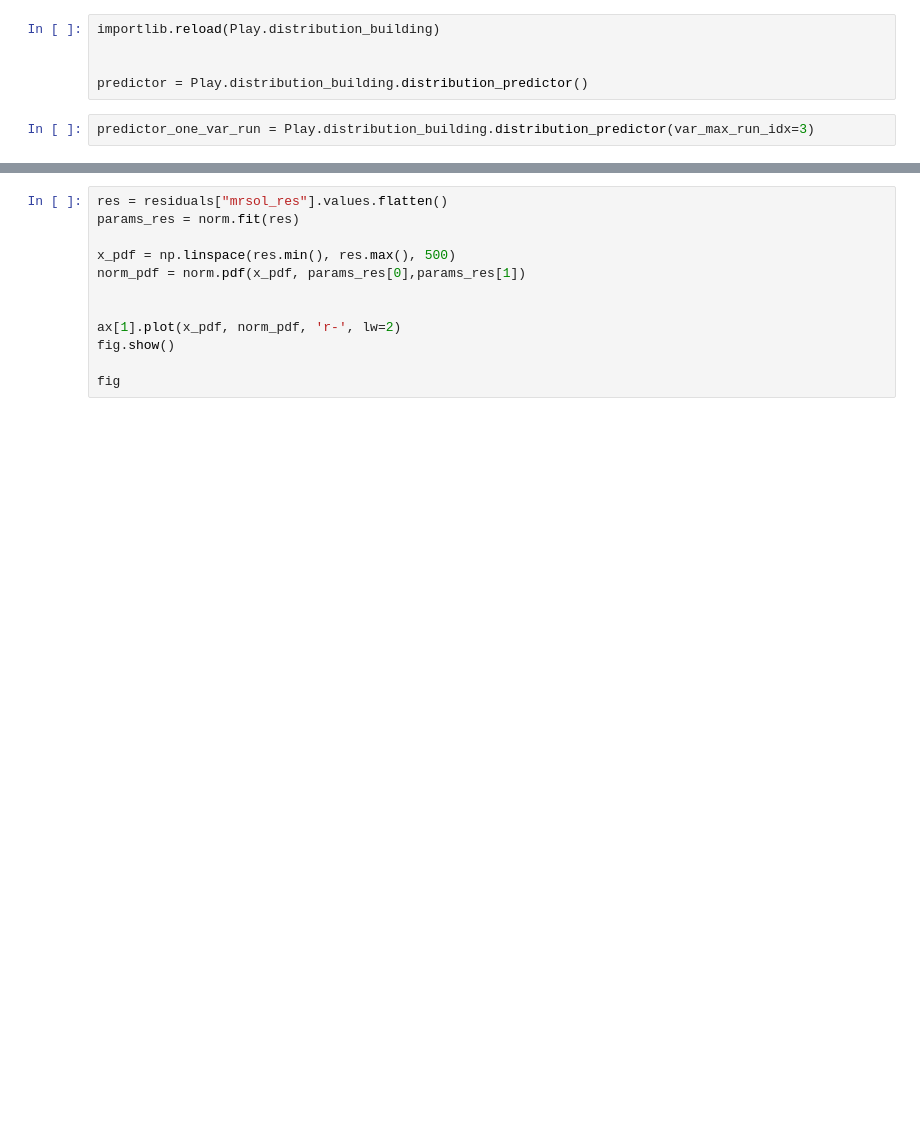
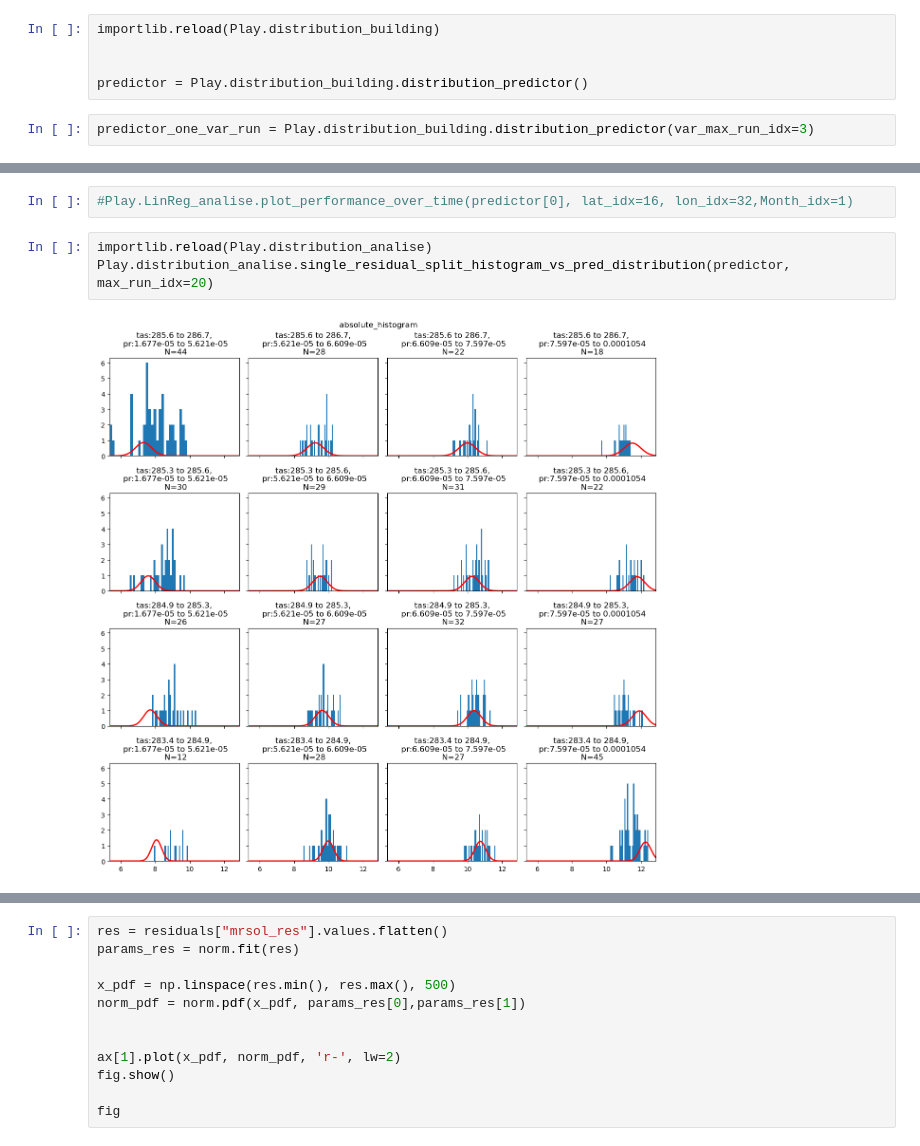
Before and after one commit to pjunghans1234/bachelorarbeit, a Jupyter notebook: Play_forest_regressor.ipynb, the cells around one changed output, grey strips where cells are left out. Saved outputs shown, nothing was run; the diff lists cells and outputs as text; blank space fills up the shorter version.

```diff
--- a/Play_forest_regressor.ipynb
+++ b/Play_forest_regressor.ipynb
@@ -72,0 +84,7 @@ tuple(d for d in ["time", "run", "lat", "lon"] if d in ["time", "lat", "lon"])
+# %%
+#Play.LinReg_analise.plot_performance_over_time(predictor[0], lat_idx=16, lon_idx=32,Month_idx=1)
+# %%
+importlib.reload(Play.distribution_analise)
+Play.distribution_analise.single_residual_split_histogram_vs_pred_distribution(predictor, max_run_idx=20)
+# %% [output]
+[figure, added]
```
Also changed, not shown: parts of 13 cells of this notebook, 2 other files.
